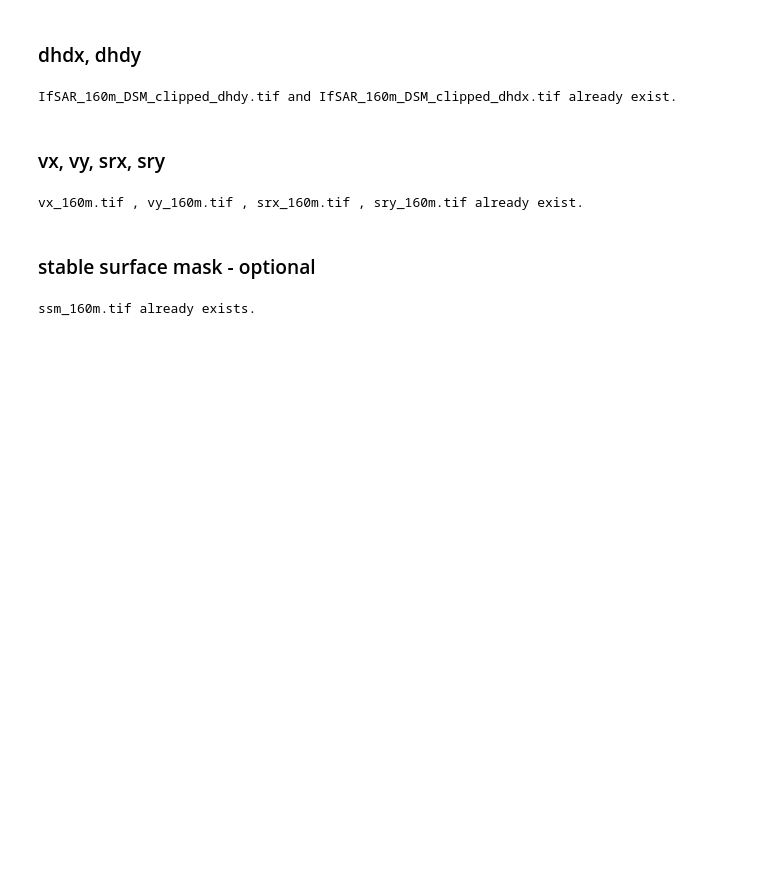
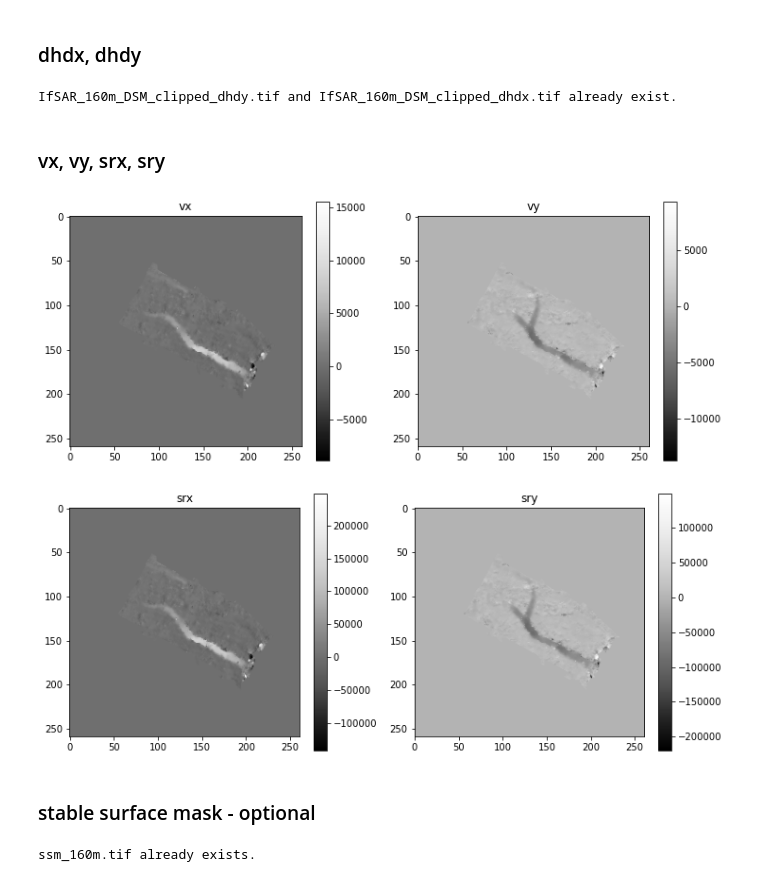
Before and after one commit to jukesliu/TG-surge, a Jupyter notebook: autoRIFT_parameter_customization.ipynb, the cells around one changed output. Saved outputs shown, nothing was run; the diff lists cells and outputs as text; code cells hidden in the pictures; blank space fills up the shorter version.

```diff
--- a/autoRIFT_parameter_customization.ipynb
+++ b/autoRIFT_parameter_customization.ipynb
@@ -179,78 +177,39 @@ if not os.path.exists(refvpath+vx_outfile) or not os.path.exists(refvpath+vy_out
 
     # Resample to the DEM grid
     fx = interp2d(vx_x, vx_y, vx0)
     fy = interp2d(vy_x, vy_y, vy0)
     vx_resamp = np.flipud(fx(new_x,new_y))
     vy_resamp = np.flipud(fy(new_x,new_y)) # flip up down
 
     # Display the two velocity files as a visual check
     fig, (ax1,ax2) = plt.subplots(1,2, figsize=(12,5))
     im1 = ax1.imshow(vx_resamp, cmap='Greys_r'); ax1.set_title('vx'); fig.colorbar(im1, ax=ax1)
     im2 = ax2.imshow(vy_resamp, cmap='Greys_r'); ax2.set_title('vy'); fig.colorbar(im2, ax=ax2)
     plt.show()
 
     # CALCULATE SEARCH RANGE LIMITS MULTIPLY VX AND VY BY SOME NUMBER
     srx_resamp = vx_resamp*sr_scaling; sry_resamp = vy_resamp*sr_scaling
 
     # Display the two search range files as a visual check
     fig, (ax1,ax2) = plt.subplots(1,2, figsize=(12,5))
     im1 = ax1.imshow(srx_resamp, cmap='Greys_r'); ax1.set_title('srx'); fig.colorbar(im1, ax=ax1)
     im2 = ax2.imshow(sry_resamp, cmap='Greys_r'); ax2.set_title('sry'); fig.colorbar(im2, ax=ax2)
     plt.show()
 
     # save the reference velocity and search range maps
-    # vx
-    with rio.open(refvpath+vx_outfile,'w',
-                      driver='GTiff',
-                      height=vx_resamp.shape[0], # new shape
-                      width=vx_resamp.shape[1], # new shape
-                      dtype=vx_resamp.dtype, # data type
-                      count=1,
-                      crs=refdem.crs, # the EPSG from the original DEM
-                      transform=rio.Affine(CHIPSIZE_M, 0.0, refdem.bounds.left, # modified transform
-                                           0.0, -CHIPSIZE_M, refdem.bounds.top)) as dst:
-            dst.write(vx_resamp, 1)
-    # vy
-    with rio.open(refvpath+vy_outfile,'w',
-                      driver='GTiff',
-                      height=vy_resamp.shape[0], # new shape
-                      width=vy_resamp.shape[1], # new shape
-                      dtype=vy_resamp.dtype, # data type
-                      count=1,
-                      crs=refdem.crs, # the EPSG from the original DEM
-                      transform=rio.Affine(CHIPSIZE_M, 0.0, refdem.bounds.left, # modified transform
-                                           0.0, -CHIPSIZE_M, refdem.bounds.top)) as dst:
-            dst.write(vy_resamp, 1)
-    # srx
-    with rio.open(refvpath+srx_outfile,'w',
-                      driver='GTiff',
-                      height=srx_resamp.shape[0], # new shape
-                      width=srx_resamp.shape[1], # new shape
-                      dtype=srx_resamp.dtype, # data type
-                      count=1,
-                      crs=refdem.crs, # the EPSG from the original DEM
-                      transform=rio.Affine(CHIPSIZE_M, 0.0, refdem.bounds.left, # modified transform
-                                           0.0, -CHIPSIZE_M, refdem.bounds.top)) as dst:
-            dst.write(srx_resamp, 1)
-    # sry
-    with rio.open(refvpath+sry_outfile,'w',
-                      driver='GTiff',
-                      height=sry_resamp.shape[0], # new shape
-                      width=sry_resamp.shape[1], # new shape
-                      dtype=sry_resamp.dtype, # data type
-                      count=1,
-                      crs=refdem.crs, # the EPSG from the original DEM
-                      transform=rio.Affine(CHIPSIZE_M, 0.0, refdem.bounds.left, # modified transform
-                                           0.0, -CHIPSIZE_M, refdem.bounds.top)) as dst:
-            dst.write(sry_resamp, 1)
+    rio_write(refvpath+vx_outfile, vx_resamp, refdem, CHIPSIZE_M) # vx
+    rio_write(refvpath+vy_outfile, vy_resamp, refdem, CHIPSIZE_M) # vy
+    rio_write(refvpath+srx_outfile, srx_resamp, refdem, CHIPSIZE_M) # srx
+    rio_write(refvpath+sry_outfile, sry_resamp, refdem, CHIPSIZE_M) # sry
 else:
     print(vx_outfile, ',', vy_outfile, ',', srx_outfile, ',', sry_outfile, 'already exist.')
 
 #     # OPTIONAL REMOVE
 #     os.remove(refvpath+vx_outfile); os.remove(refvpath+vy_outfile);
 #     os.remove(refvpath+srx_outfile); os.remove(refvpath+sry_outfile);
 # %% [output]
-vx_160m.tif , vy_160m.tif , srx_160m.tif , sry_160m.tif already exist.
+[figure, added]
+[figure, added]
 # %% [markdown]
 ### stable surface mask - optional
 # %%
```
Also changed, not shown: parts of 33 cells of this notebook, 1 other file.
